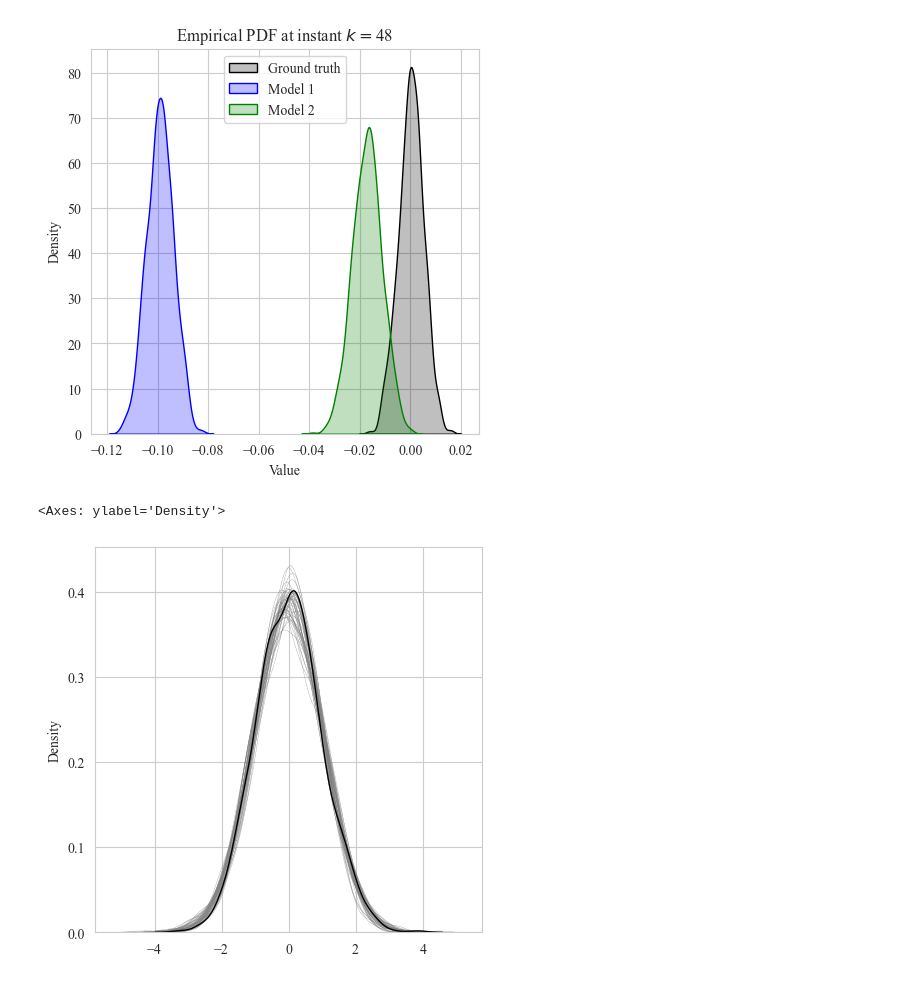
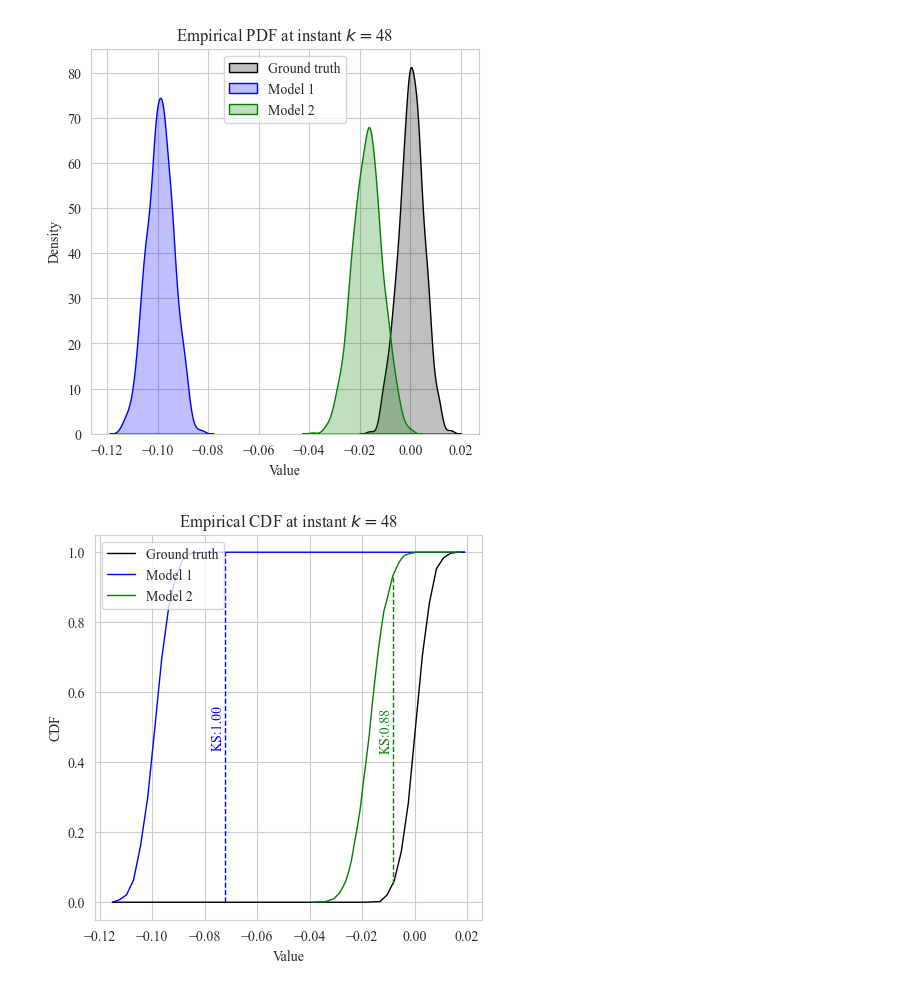
Before and after one commit to jpfutalef/VoI, a Jupyter notebook: notebooks/losses_figures.ipynb, the cells around one changed output. Drawn from its saved outputs; the diff is of its cells as text; code cells hidden in the pictures.

```diff
--- a/notebooks/losses_figures.ipynb
+++ b/notebooks/losses_figures.ipynb
@@ -162,10 +162,59 @@ None
 [figure]
 # %%
 # Calculate the lack of fit for fidelity at each time step
-from greyboxmodels.voi.metrics.lack_of_fit import lack_of_fit
+import greyboxmodels.voi.metrics.lack_of_fit as lof
+from importlib import reload
+reload(lof)
 
-lack_of_fit1 = lack_of_fit(ground_truth, model_predictions1)
-lack_of_fit2 = lack_of_fit(ground_truth, model_predictions2)
+ks1_list = []
+ks2_list = []
+
+for i in range(len(sim_time)):
+    lof1, info1 = lof.ks_statistic(model_predictions1[:, i], ground_truth[:, i])
+    lof2, info2 = lof.ks_statistic(model_predictions2[:, i], ground_truth[:, i])
+    ks1_list.append(info1)
+    ks2_list.append(info2)
-# %% [output]
-<Axes: ylabel='Density'>
-[figure, removed]
+# %%
+# Get the CDF and KS data from the infor dictionaries
+cdf_gt = ks1_list[k]['ecdf_ref']
+cdf_m1 = ks1_list[k]['ecdf']
+cdf_m2 = ks2_list[k]['ecdf']
+
+# Add one more bin to the end
+bins1_diff = ks1_list[k]['bins'][1] - ks1_list[k]['bins'][0]
+bins1 = np.append(ks1_list[k]['bins'], ks1_list[k]['bins'][-1] + bins1_diff)
+
+bins2_diff = ks2_list[k]['bins'][1] - ks2_list[k]['bins'][0]
+bins2 = np.append(ks2_list[k]['bins'], ks2_list[k]['bins'][-1] + bins2_diff)
+
+# Plot
+fig, ax = plt.subplots(1, 1, figsize=(5, 5))
+
+ax.plot(bins1, cdf_gt, color='black', linewidth=1, label='Ground truth')
+ax.plot(bins1, cdf_m1, color='blue', linewidth=1, label='Model 1')
+ax.plot(bins2, cdf_m2, color='green', linewidth=1, label='Model 2')
+
+# Plot the KS statistic
+ks1_loc = ks1_list[k]['ks_location']
+ks1_val = ks1_list[k]['ecdf_at_ks'] + ks1_list[k]['ks_value']
+ks1_off = ks1_list[k]['ecdf_at_ks']
+
+ks2_loc = ks2_list[k]['ks_location']
+ks2_val = ks2_list[k]['ecdf_at_ks'] + ks2_list[k]['ks_value']
+ks2_off = ks2_list[k]['ecdf_at_ks']
+
+ax.plot([ks1_loc, ks1_loc], [ks1_off, ks1_val], color='blue', linestyle='--', linewidth=1)
+ax.plot([ks2_loc, ks2_loc], [ks2_off, ks2_val], color='green', linestyle='--', linewidth=1)
+
+# Add text with the KS values next to the lines, at the vertical center of them and aligned to the right, rotated 90 degrees
+ax.text(ks1_loc, (ks1_off + ks1_val) / 2, f'KS:{ks1_list[k]["ks_value"]:.2f}', color='blue', ha='right', va='center', rotation=90)
+ax.text(ks2_loc, (ks2_off + ks2_val) / 2, f'KS:{ks2_list[k]["ks_value"]:.2f}', color='green', ha='right', va='center', rotation=90)
+
+ax.set_xlabel('Value')
+ax.set_ylabel('CDF')
+ax.set_title(f'Empirical CDF at instant $k=${k}')
+ax.legend(loc='upper left')
+
+None
+# %% [output]
+[figure, added]
```
Also changed, not shown: parts of 2 cells of this notebook, 1 other file.
